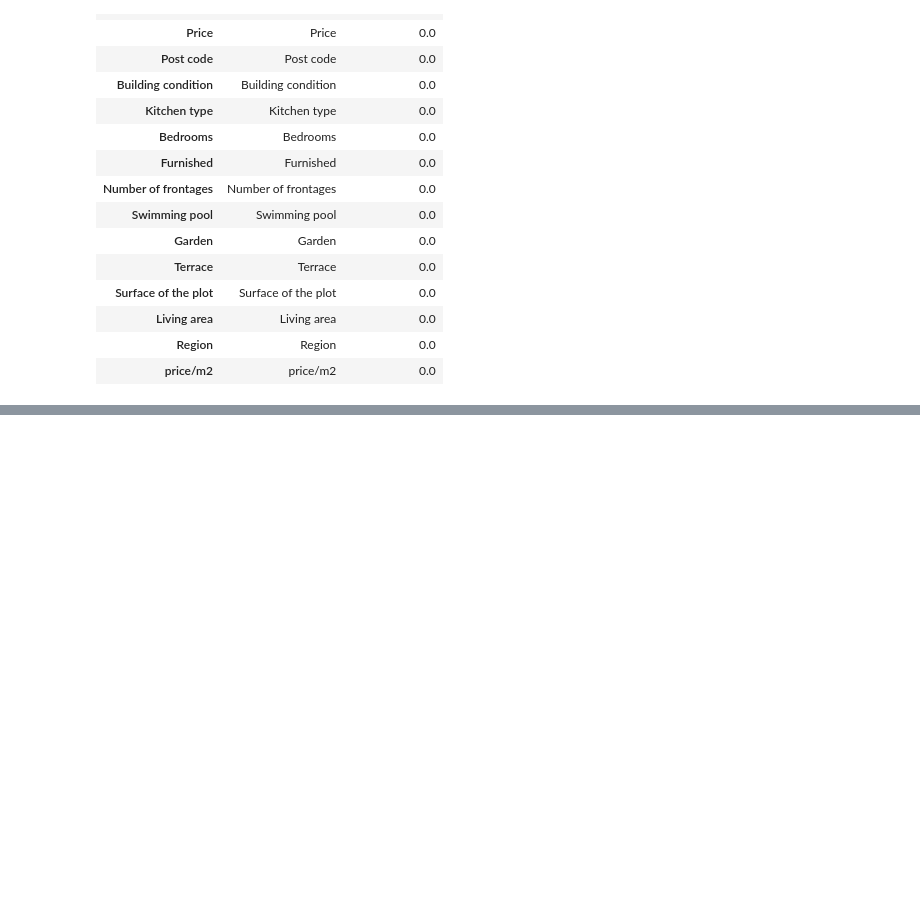
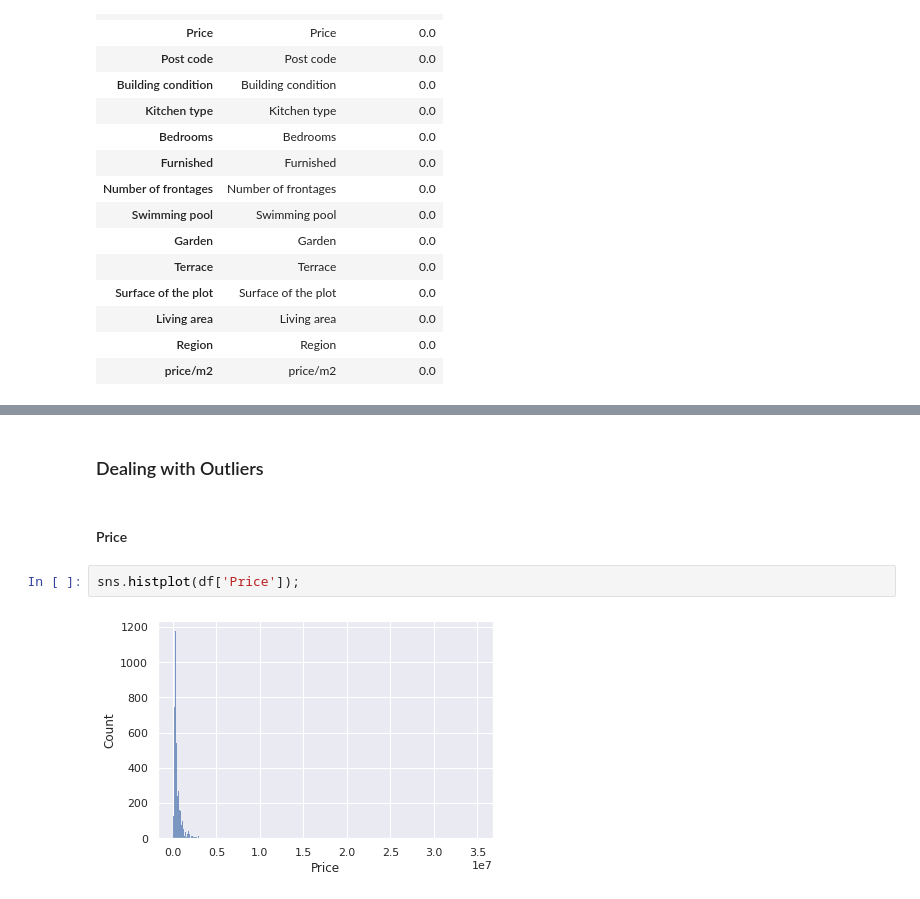
Before and after one commit to dilsadozbrk/immo_eliza_regression, a Jupyter notebook: data/Data_cleaning.ipynb, the cells around one changed output, grey strips where cells are left out. Cells and saved outputs as stored; diff of their text form; blank space fills up the shorter version.

Commit message:
Handled outliers

```diff
--- a/data/Data_cleaning.ipynb
+++ b/data/Data_cleaning.ipynb
@@ -292,0 +317,8 @@ missing_value_df
+# %% [markdown]
+### Dealing with Outliers
+# %% [markdown]
+#### Price
+# %%
+sns.histplot(df['Price']);
+# %% [output]
+[figure, added]
```
Also changed, not shown: parts of 54 cells of this notebook.
